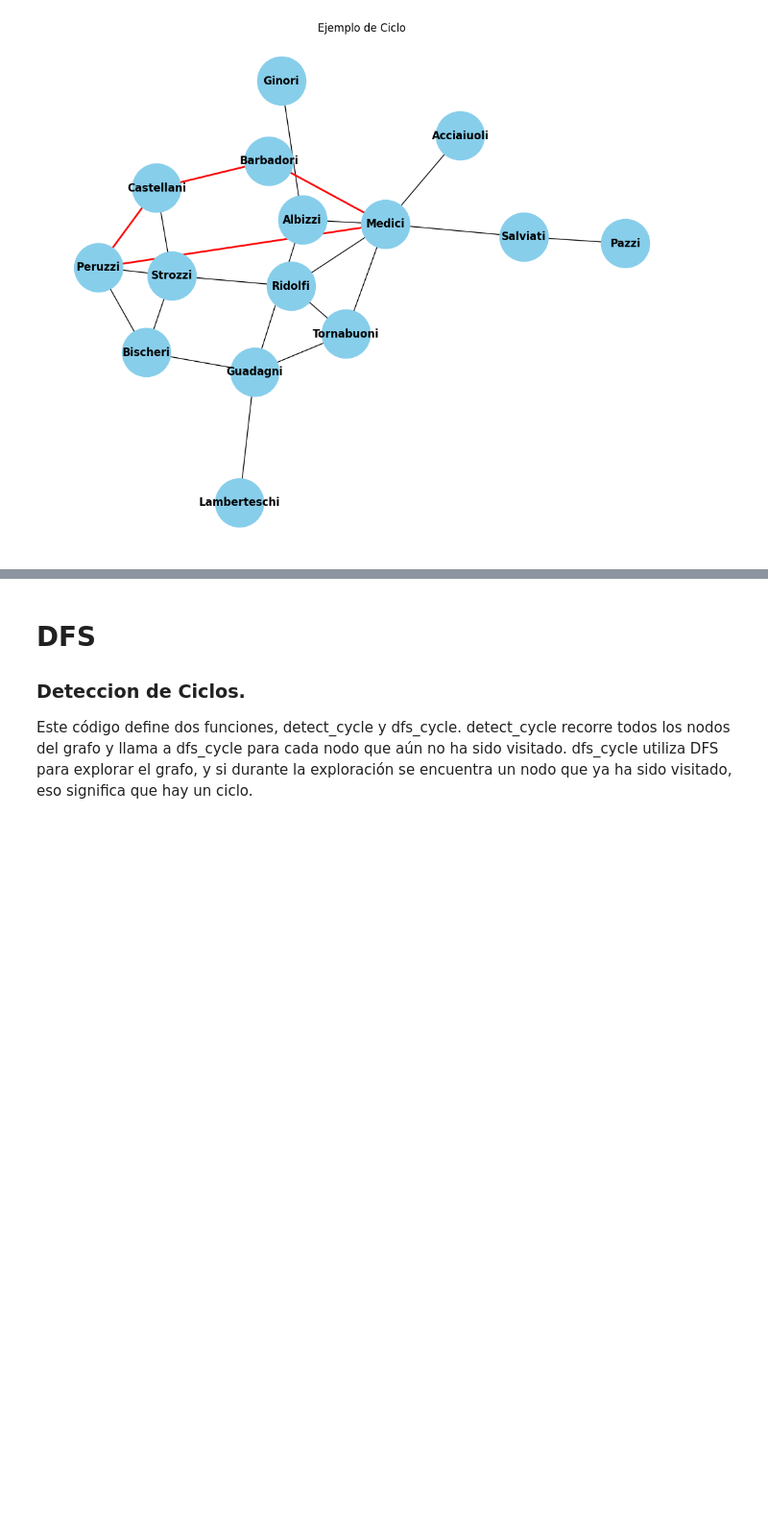
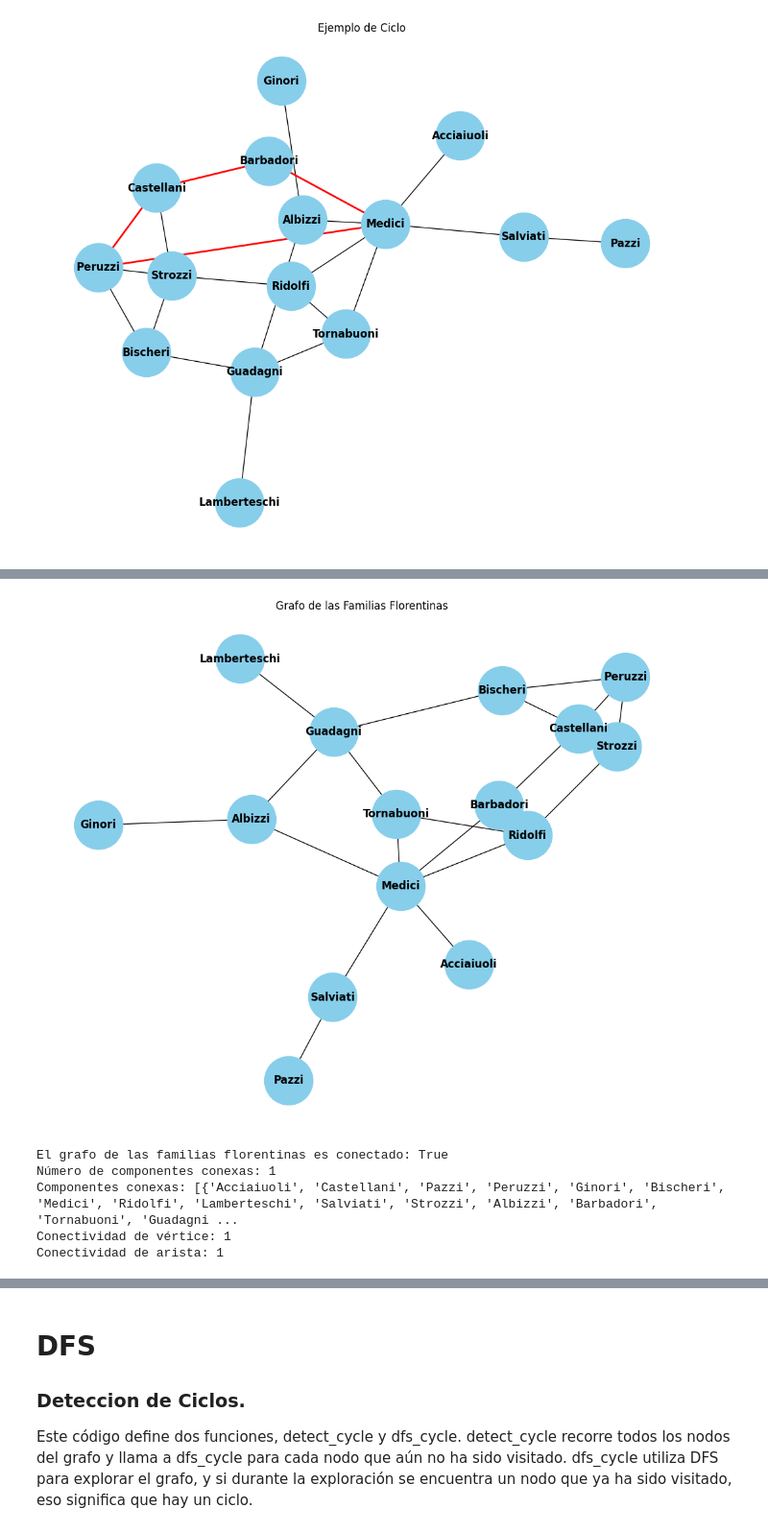
Before and after one commit to sharop/TallerGrafos24, a Jupyter notebook: Clase_2_Grafos.ipynb, the cells around one changed output, grey strips where cells are left out. Shown at 96% size. Drawn from its saved outputs; the diff is of its cells as text; code cells hidden in the pictures; blank space fills up the shorter version.

```diff
--- a/Clase_2_Grafos.ipynb
+++ b/Clase_2_Grafos.ipynb
@@ -62,0 +121,28 @@ plt.show()
+# %%
+# Calcular la conectividad del grafo
+is_connected = nx.is_connected(G)
+components = list(nx.connected_components(G))
+num_components = nx.number_connected_components(G)
+vertex_connectivity = nx.node_connectivity(G)
+edge_connectivity = nx.edge_connectivity(G)
+
+# Visualización del grafo
+pos = nx.spring_layout(G)
+plt.figure(figsize=(10, 8))
+nx.draw(G, pos, with_labels=True, node_size=3000, node_color="skyblue", font_size=12, font_color="black", font_weight="bold")
+plt.title("Grafo de las Familias Florentinas")
+plt.show()
+
+# Mostrar la conectividad del grafo
+print(f"El grafo de las familias florentinas es conectado: {is_connected}")
+print(f"Número de componentes conexas: {num_components}")
+print(f"Componentes conexas: {components}")
+print(f"Conectividad de vértice: {vertex_connectivity}")
+print(f"Conectividad de arista: {edge_connectivity}")
+# %% [output]
+[figure, added]
+El grafo de las familias florentinas es conectado: True
+Número de componentes conexas: 1
+Componentes conexas: [{'Acciaiuoli', 'Castellani', 'Pazzi', 'Peruzzi', 'Ginori', 'Bischeri', 'Medici', 'Ridolfi', 'Lamberteschi', 'Salviati', 'Strozzi', 'Albizzi', 'Barbadori', 'Tornabuoni', 'Guadagni ...
+Conectividad de vértice: 1
+Conectividad de arista: 1
```
Also changed, not shown: parts of 9 cells of this notebook.
